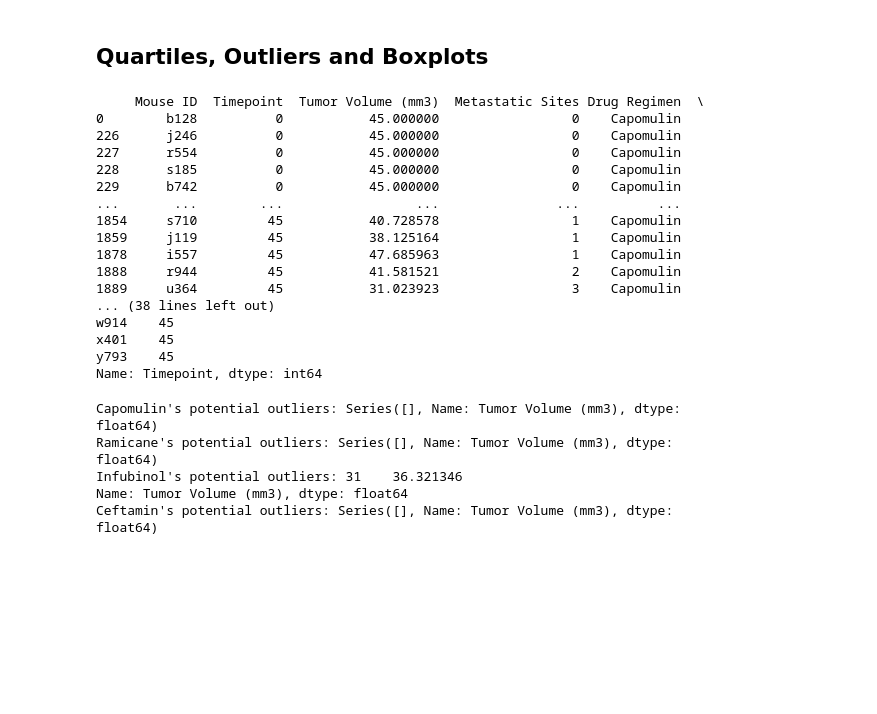
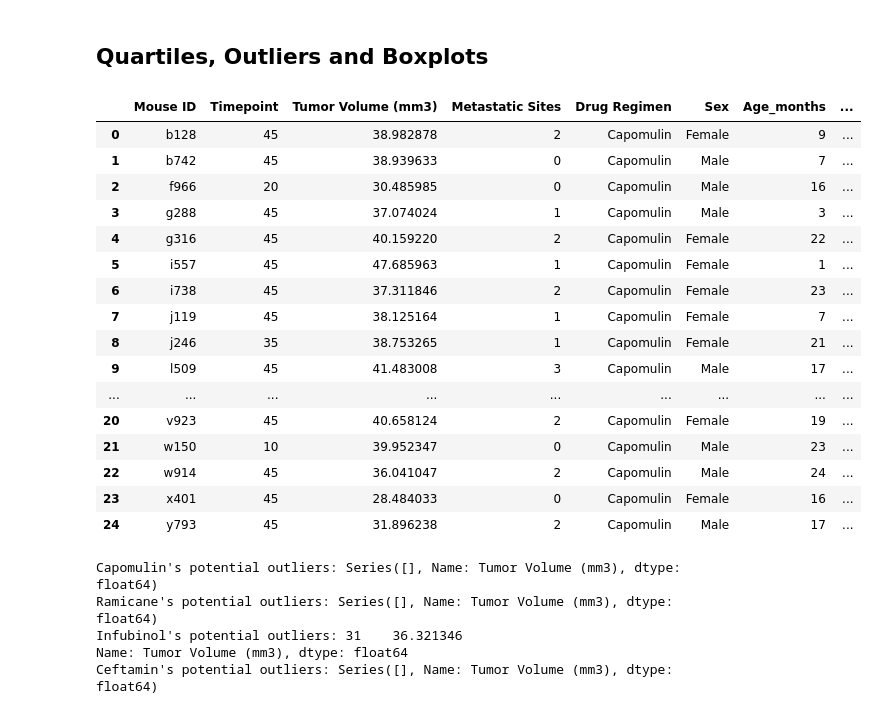
Before and after one commit to akarpie96/Matplotlib-Challenge, a Jupyter notebook: Pymaceuticals Inc..ipynb, the cells around one changed output. Cells and saved outputs as stored; diff of their text form; code cells hidden in the pictures; blank space fills up the shorter version.

```diff
--- a/Pymaceuticals Inc..ipynb
+++ b/Pymaceuticals Inc..ipynb
@@ -194,32 +194,34 @@ Text(0.5, 1.0, 'Sex')
 # %%
 # Calculate the final tumor volume of each mouse across four of the treatment regimens:
 # Capomulin, Ramicane, Infubinol, and Ceftamin
 # Start by getting the last (greatest) timepoint for each mouse
 Cap_df=Mouse_df.loc[Mouse_df["Drug Regimen"]=="Capomulin", :]
 
 Cap_vol_max=Cap_df.groupby(["Mouse ID"])['Timepoint'].max()
-Cap_vol_max
-print(Cap_df)
-print(Cap_vol_max)
+
+Cap_vol_df=pd.DataFrame(Cap_vol_max)
+Cap_vol_df
 # Merge this group df with the original dataframe to get the tumor volume at the last timepoint
+cap_vol_merge = pd.merge(Cap_vol_df, Mouse_df, on=("Mouse ID","Timepoint"), how="left")
+cap_vol_merge
 # %% [output]
-     Mouse ID  Timepoint  Tumor Volume (mm3)  Metastatic Sites Drug Regimen  \
-0        b128          0           45.000000                 0    Capomulin
-226      j246          0           45.000000                 0    Capomulin
-227      r554          0           45.000000                 0    Capomulin
-228      s185          0           45.000000                 0    Capomulin
-229      b742          0           45.000000                 0    Capomulin
-...       ...        ...                 ...               ...          ...
-1854     s710         45           40.728578                 1    Capomulin
-1859     j119         45           38.125164                 1    Capomulin
-1878     i557         45           47.685963                 1    Capomulin
-1888     r944         45           41.581521                 2    Capomulin
-1889     u364         45           31.023923                 3    Capomulin
-... (38 lines left out)
-w914    45
-x401    45
-y793    45
-Name: Timepoint, dtype: int64
+|  | Mouse ID | Timepoint | Tumor Volume (mm3) | Metastatic Sites | Drug Regimen | Sex | Age_months | ... |
+| 0 | b128 | 45 | 38.982878 | 2 | Capomulin | Female | 9 | ... |
+| 1 | b742 | 45 | 38.939633 | 0 | Capomulin | Male | 7 | ... |
+| 2 | f966 | 20 | 30.485985 | 0 | Capomulin | Male | 16 | ... |
+| 3 | g288 | 45 | 37.074024 | 1 | Capomulin | Male | 3 | ... |
+| 4 | g316 | 45 | 40.159220 | 2 | Capomulin | Female | 22 | ... |
+| 5 | i557 | 45 | 47.685963 | 1 | Capomulin | Female | 1 | ... |
+| 6 | i738 | 45 | 37.311846 | 2 | Capomulin | Female | 23 | ... |
+| 7 | j119 | 45 | 38.125164 | 1 | Capomulin | Female | 7 | ... |
+| 8 | j246 | 35 | 38.753265 | 1 | Capomulin | Female | 21 | ... |
+| 9 | l509 | 45 | 41.483008 | 3 | Capomulin | Male | 17 | ... |
+| ... | ... | ... | ... | ... | ... | ... | ... | ... |
+| 20 | v923 | 45 | 40.658124 | 2 | Capomulin | Female | 19 | ... |
+| 21 | w150 | 10 | 39.952347 | 0 | Capomulin | Male | 23 | ... |
+| 22 | w914 | 45 | 36.041047 | 2 | Capomulin | Male | 24 | ... |
+| 23 | x401 | 45 | 28.484033 | 0 | Capomulin | Female | 16 | ... |
+| 24 | y793 | 45 | 31.896238 | 2 | Capomulin | Male | 17 | ... |
 # %%
 # Put treatments into a list for for loop (and later for plot labels)
 treatment_list = ["Capomulin", "Ramicane", "Infubinol", "Ceftamin"]
```
Also changed, not shown: parts of 3 cells of this notebook.
